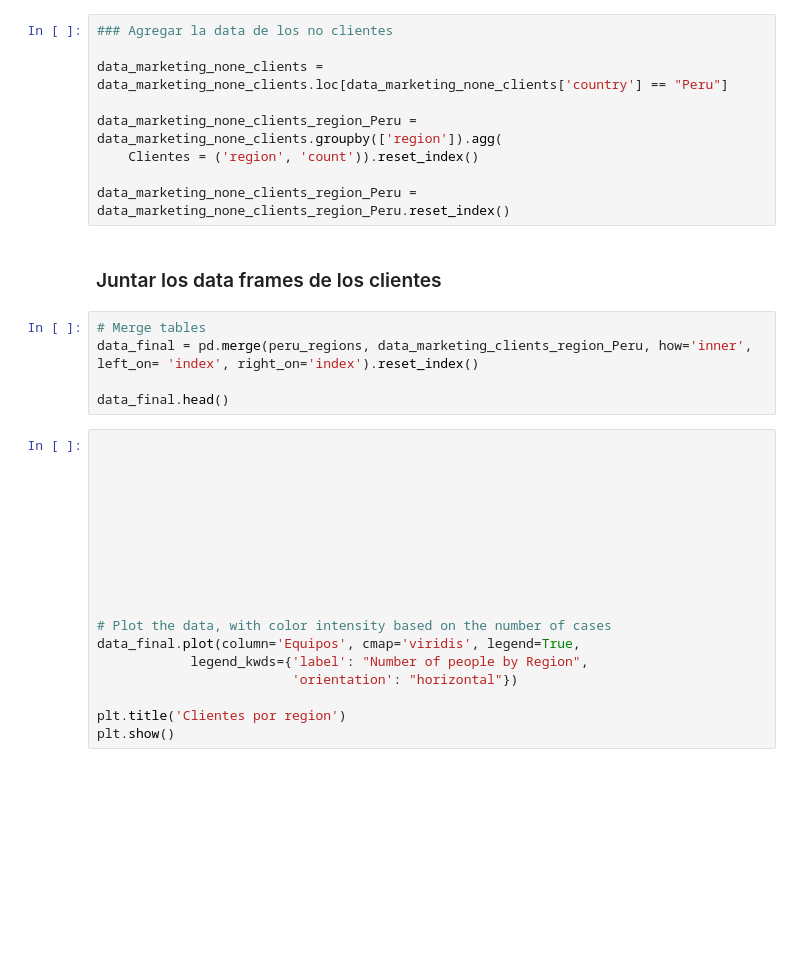
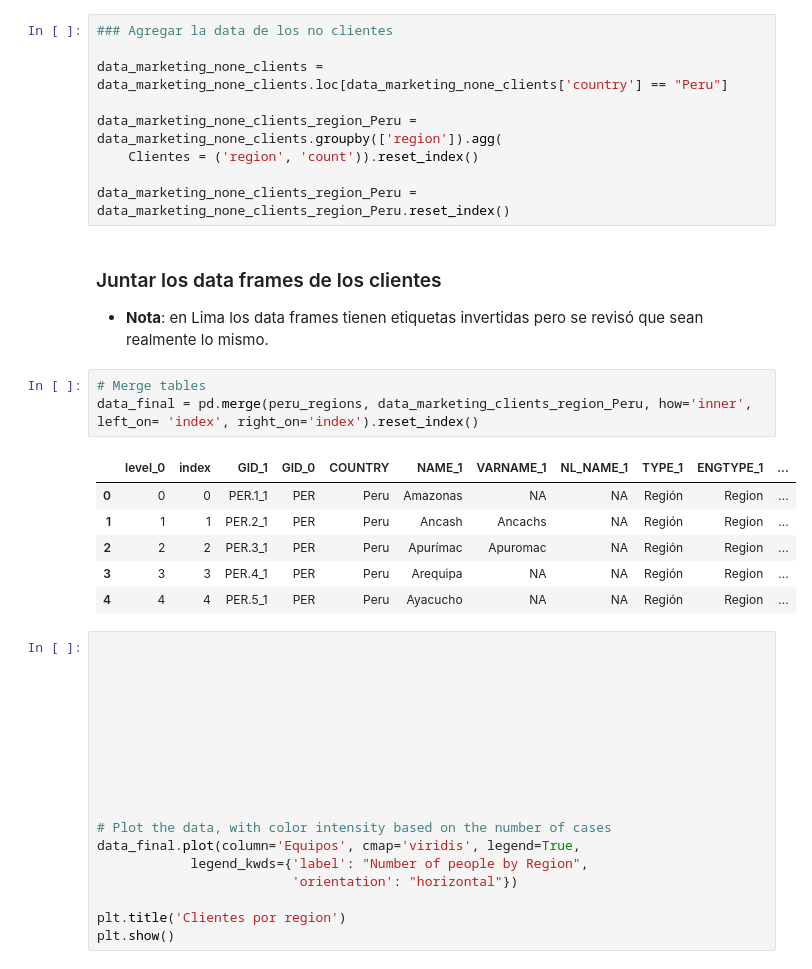
Before and after one commit to jsaraviadrago/Misc-Portfolio, a Jupyter notebook: Script_Peru_region_map.ipynb, the cells around one changed output. Drawn from its saved outputs; the diff is of its cells as text; blank space fills up the shorter version.

```diff
--- a/Script_Peru_region_map.ipynb
+++ b/Script_Peru_region_map.ipynb
@@ -68,11 +68,18 @@ data_marketing_none_clients_region_Peru = data_marketing_none_clients.groupby(['
 data_marketing_none_clients_region_Peru = data_marketing_none_clients_region_Peru.reset_index()
 # %% [markdown]
 ### Juntar los data frames de los clientes
+
+- **Nota**: en Lima los data frames tienen etiquetas invertidas pero se revisó que sean realmente lo mismo.
 # %%
 # Merge tables
 data_final = pd.merge(peru_regions, data_marketing_clients_region_Peru, how='inner', left_on= 'index', right_on='index').reset_index()
-
-data_final.head()
+# %% [output]
+|  | level_0 | index | GID_1 | GID_0 | COUNTRY | NAME_1 | VARNAME_1 | NL_NAME_1 | TYPE_1 | ENGTYPE_1 | ... |
+| 0 | 0 | 0 | PER.1_1 | PER | Peru | Amazonas | NA | NA | Región | Region | ... |
+| 1 | 1 | 1 | PER.2_1 | PER | Peru | Ancash | Ancachs | NA | Región | Region | ... |
+| 2 | 2 | 2 | PER.3_1 | PER | Peru | Apurímac | Apuromac | NA | Región | Region | ... |
+| 3 | 3 | 3 | PER.4_1 | PER | Peru | Arequipa | NA | NA | Región | Region | ... |
+| 4 | 4 | 4 | PER.5_1 | PER | Peru | Ayacucho | NA | NA | Región | Region | ... |
 # %%
 
 
```
